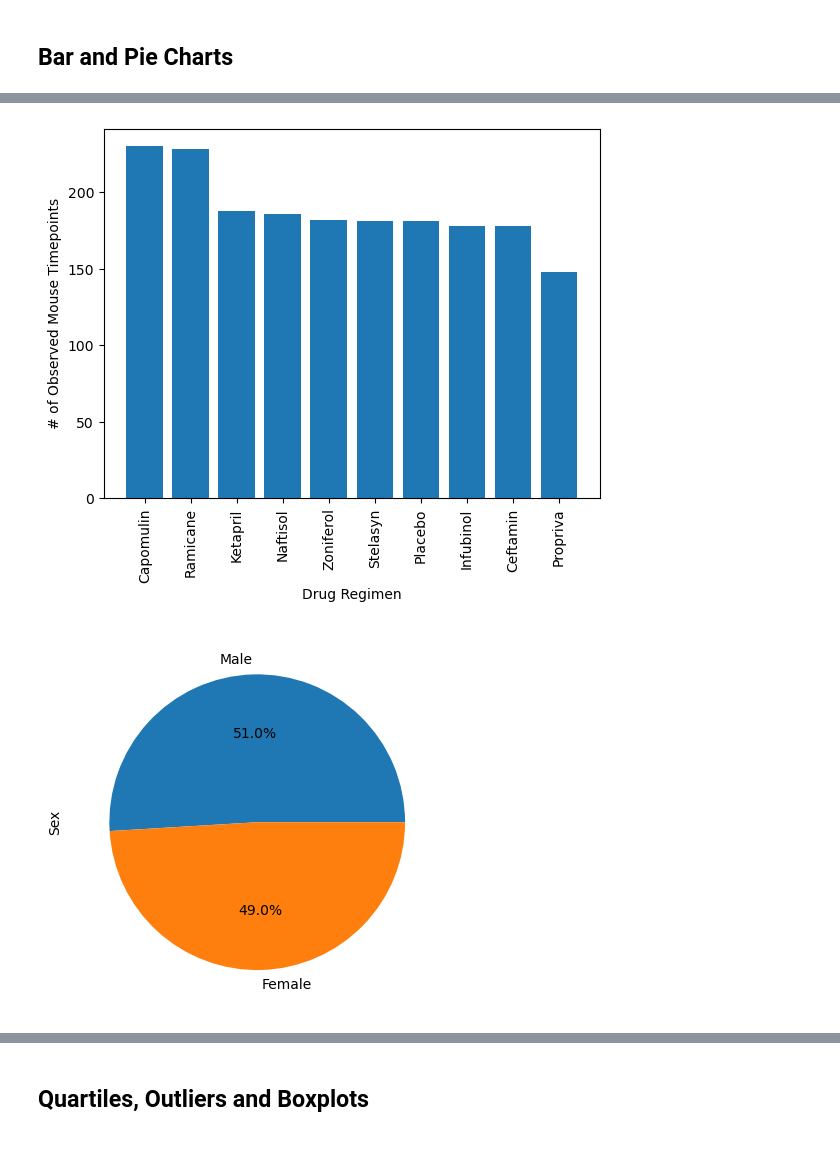
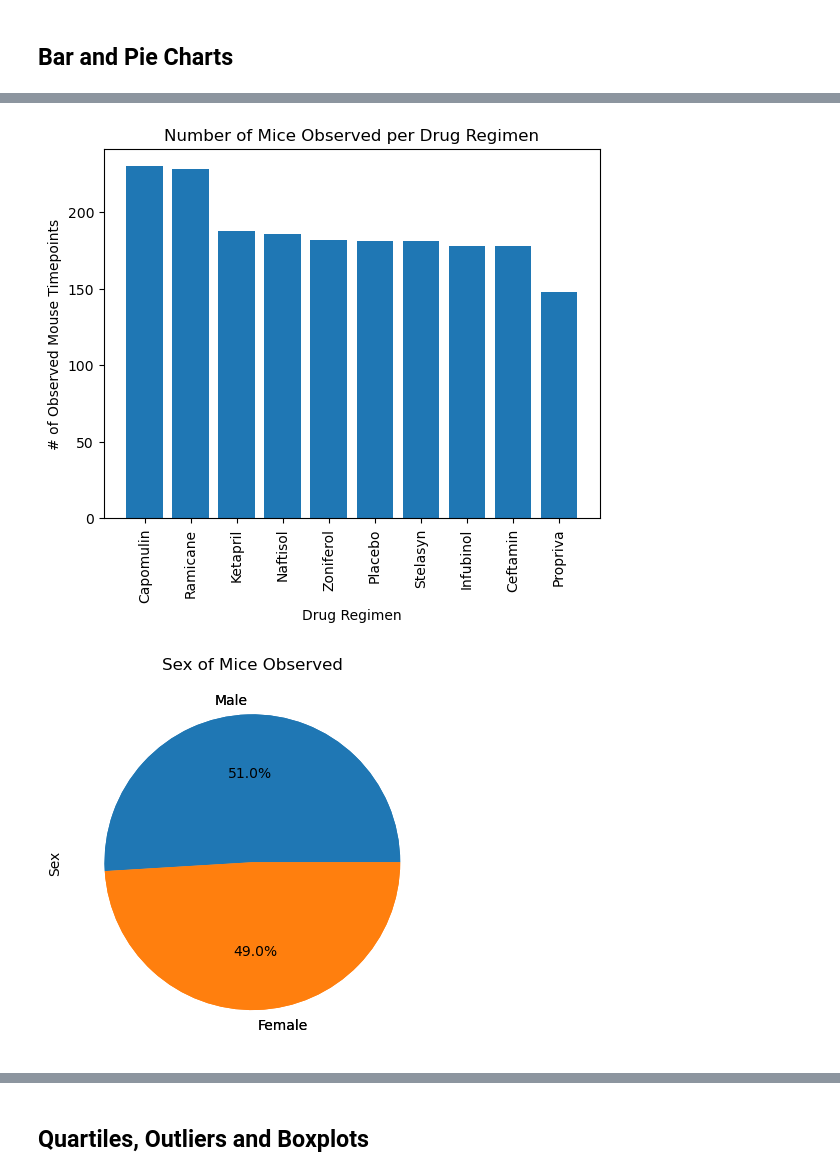
Before and after one commit to hilari16/Pymaceuticals, a Jupyter notebook: pymaceuticals.ipynb, the cells around one changed output, grey strips where cells are left out. Saved outputs shown, nothing was run; the diff lists cells and outputs as text; code cells hidden in the pictures; blank space fills up the shorter version.

Commit message:
Updated without BoxPlot

```diff
--- a/pymaceuticals.ipynb
+++ b/pymaceuticals.ipynb
@@ -65,6 +57,6 @@ array(['g989'], dtype=object)
 # %%
 # Create a clean DataFrame by dropping the duplicate mouse by its ID.
-drop_dup_ID = mouse_complete.drop_duplicates(subset=("Mouse ID","Timepoint"), keep="first")
+drop_dup_ID = mouse_complete[mouse_complete["Mouse ID"].isin(duplicate_mice_ID)==False]
 drop_dup_ID.head()
 # %% [output]
 |  | Mouse ID | Drug Regimen | Sex | Age_months | Weight (g) | Timepoint | Tumor Volume (mm3) | ... |
@@ -140,10 +136,27 @@ timepoints = []
 # %%
 # Generate a bar plot showing the total number of rows (Mouse ID/Timepoints) for each drug regimen using pyplot.
+#drug_reg_counts
+x_axis = drug_reg_counts.index.values
+y_axis = drug_reg_counts.values
+plt.bar(x_axis,y_axis)
+plt.xticks(rotation=90)
+
+plt.title("Number of Mice Observed per Drug Regimen")
+plt.xlabel("Drug Regimen")
+plt.ylabel("# of Observed Mouse Timepoints")
+plt.show()
 # %% [output]
-[figure, old version]
+[figure, new version]
 # %%
 # Generate a pie plot showing the distribution of female versus male mice using Pandas
+drug_reg_counts=drop_dup_ID["Sex"].value_counts()
+drug_reg_counts.plot(kind="pie")
+drug_reg_counts.plot.pie(autopct=("%1.1f%%"))
+
+plt.title("Sex of Mice Observed")
+plt.ylabel("Sex")
+plt.show()
 # %% [output]
-[figure, old version]
+[figure, new version]
 # %%
 # Generate a pie plot showing the distribution of female versus male mice using pyplot
```
Also changed, not shown: parts of 17 cells of this notebook.
